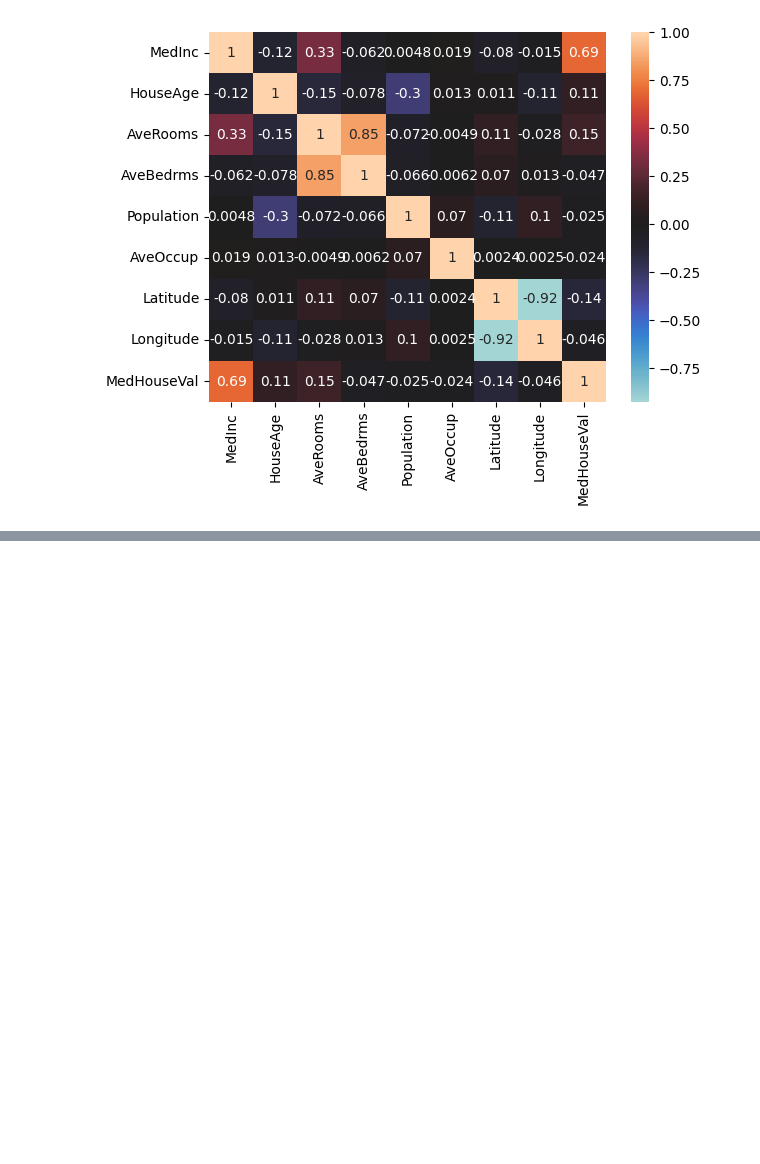
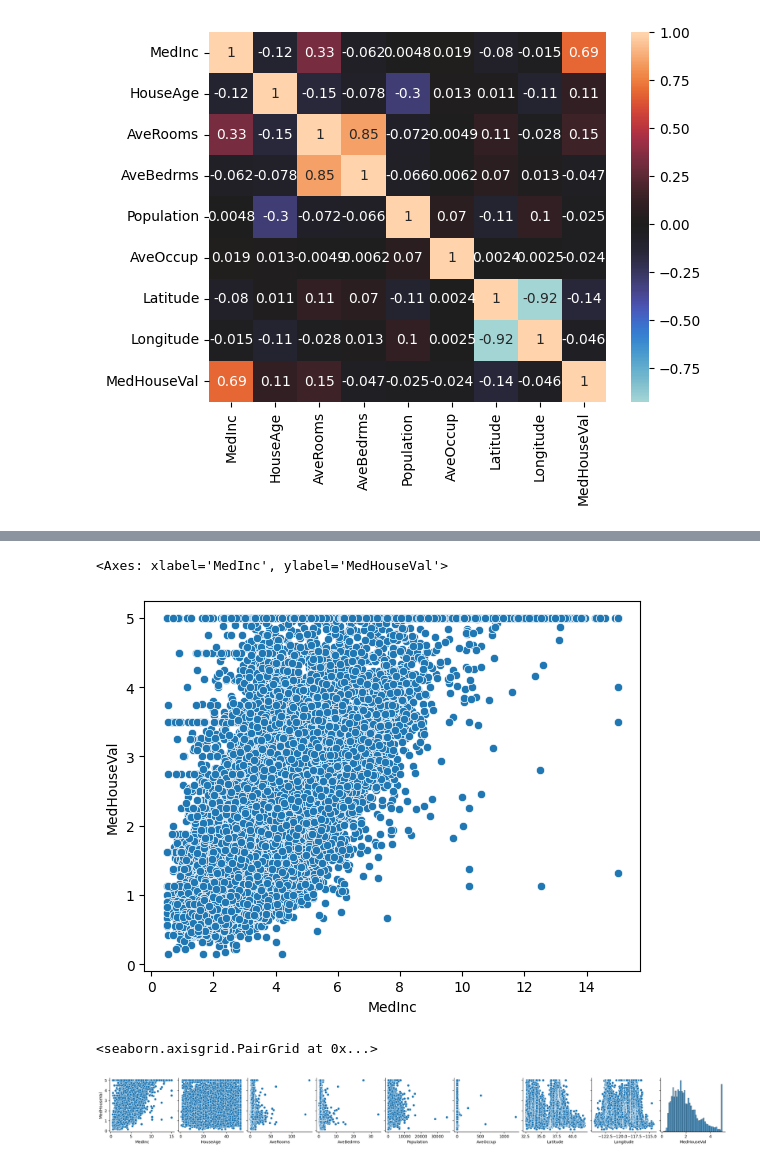
Before and after one commit to Alinejadmhdi/CaliforniaHousing, a Jupyter notebook: code/main-mhdi.ipynb, the cells around one changed output, grey strips where cells are left out. Drawn from its saved outputs; the diff is of its cells as text; code cells hidden in the pictures; blank space fills up the shorter version.

```diff
--- a/code/main-mhdi.ipynb
+++ b/code/main-mhdi.ipynb
@@ -67,0 +68,10 @@ sns.heatmap(data=housing.corr(), cmap='icefire', annot=True, center=0)
+# %%
+sns.scatterplot(data=housing, x='MedInc', y='MedHouseVal')
+# %% [output]
+<Axes: xlabel='MedInc', ylabel='MedHouseVal'>
+[figure, added]
+# %%
+sns.pairplot(data=housing, y_vars='MedHouseVal', kind='scatter')
+# %% [output]
+<seaborn.axisgrid.PairGrid at 0x...>
+[figure, added]
```
Also changed, not shown: parts of 3 cells of this notebook.
